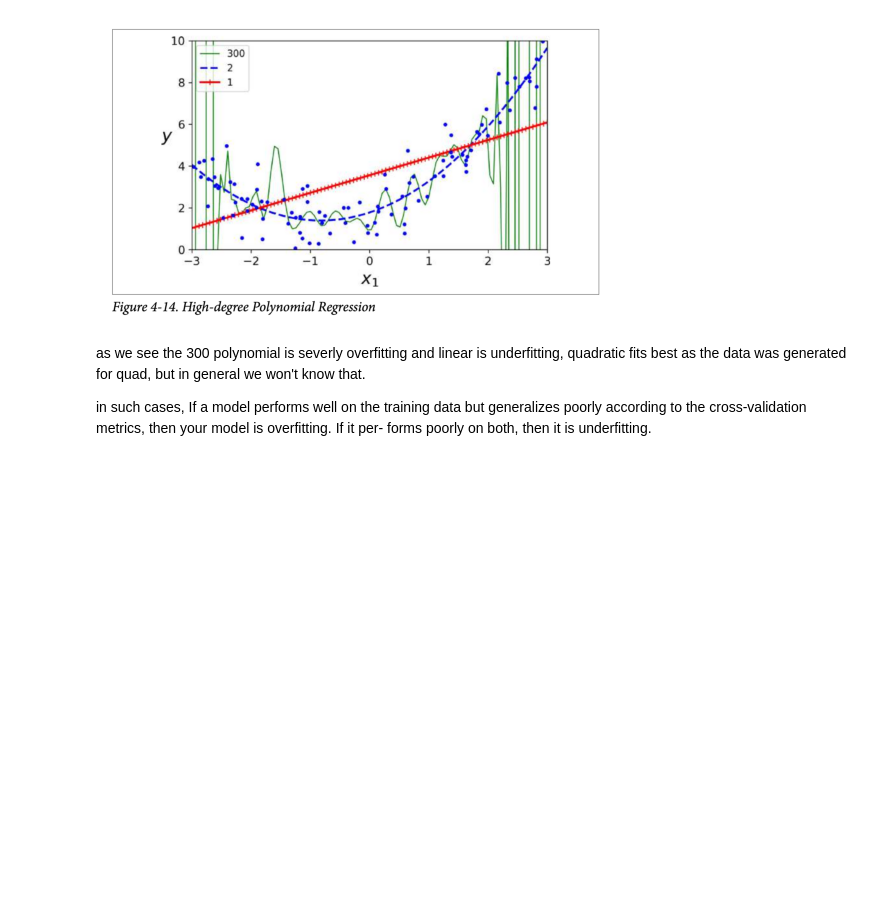
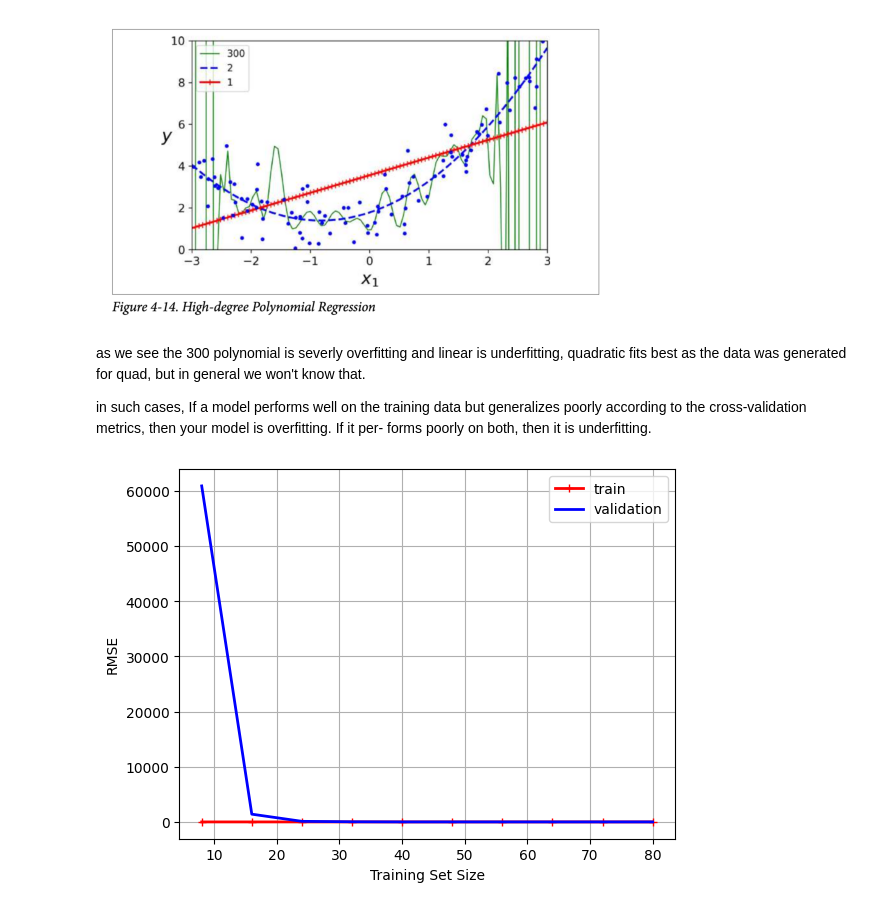
Before and after one commit to abhimanyudalal1/hands-on-ML, a Jupyter notebook: 4__training_models.ipynb, the cells around one changed output. Cells and saved outputs as stored; diff of their text form; code cells hidden in the pictures; blank space fills up the shorter version.

```diff
--- a/4__training_models.ipynb
+++ b/4__training_models.ipynb
@@ -225,3 +225,39 @@ but in general we won't know that.
 in such cases,  If a model performs well on the training data but generalizes poorly
 according to the cross-validation metrics, then your model is overfitting. If it per‐
 forms poorly on both, then it is underfitting.
+# %%
+from sklearn.metrics import mean_squared_error
+from sklearn.model_selection import train_test_split
+
+
+# def plot_learning_curves(model, X, y):
+#     X_train, X_val, y_train, y_val= train_test_split(X,y, test_size=0.3)
+#     train_error, val_error=[],[]
+#     for m in range(1, len(X_train)):
+#         model.fit(X_train[:m],y_train[:m])
+#         y_train_predict= model.predict(X_train[:m])
+#         y_train_val=model.predict(X_val[:m])
+#         train_error.append(mean_squared_error(y_train[:m],y_train_predict))
+#         val_error.append(mean_squared_error(y_val[:m],y_train_val))
+#     plt.plot(np.sqrt(train_error), 'r-+', linewidth=2, label='train')
+#     plt.plot(np.sqrt(val_error),'b-', linewidth=3, label='val')
+from sklearn.model_selection import learning_curve
+
+train_sizes, train_scores, val_scores = learning_curve(
+    polynomial_regression, X, y,
+    train_sizes=np.linspace(0.1, 1.0, 10),  # Use 10-100% of training data
+    cv=5,
+    scoring='neg_mean_squared_error'
+)
+
+train_scores_mean = np.sqrt(-train_scores.mean(axis=1))
+val_scores_mean = np.sqrt(-val_scores.mean(axis=1))
+
+plt.plot(train_sizes, train_scores_mean, 'r-+', linewidth=2, label='train')
+plt.plot(train_sizes, val_scores_mean, 'b-', linewidth=2, label='validation')
+plt.xlabel('Training Set Size')
+plt.ylabel('RMSE')
+plt.legend()
+plt.grid()
+# %% [output]
+[figure, added]
```
Also changed, not shown: parts of 27 cells of this notebook, 3 other files.
